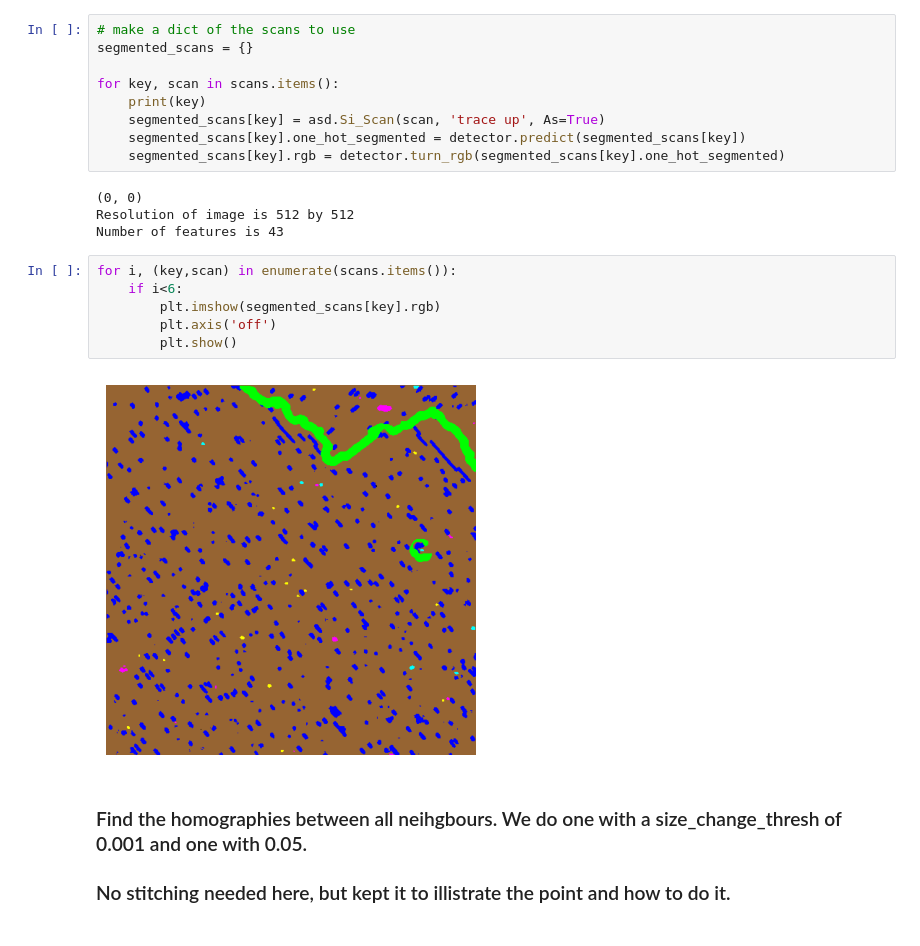
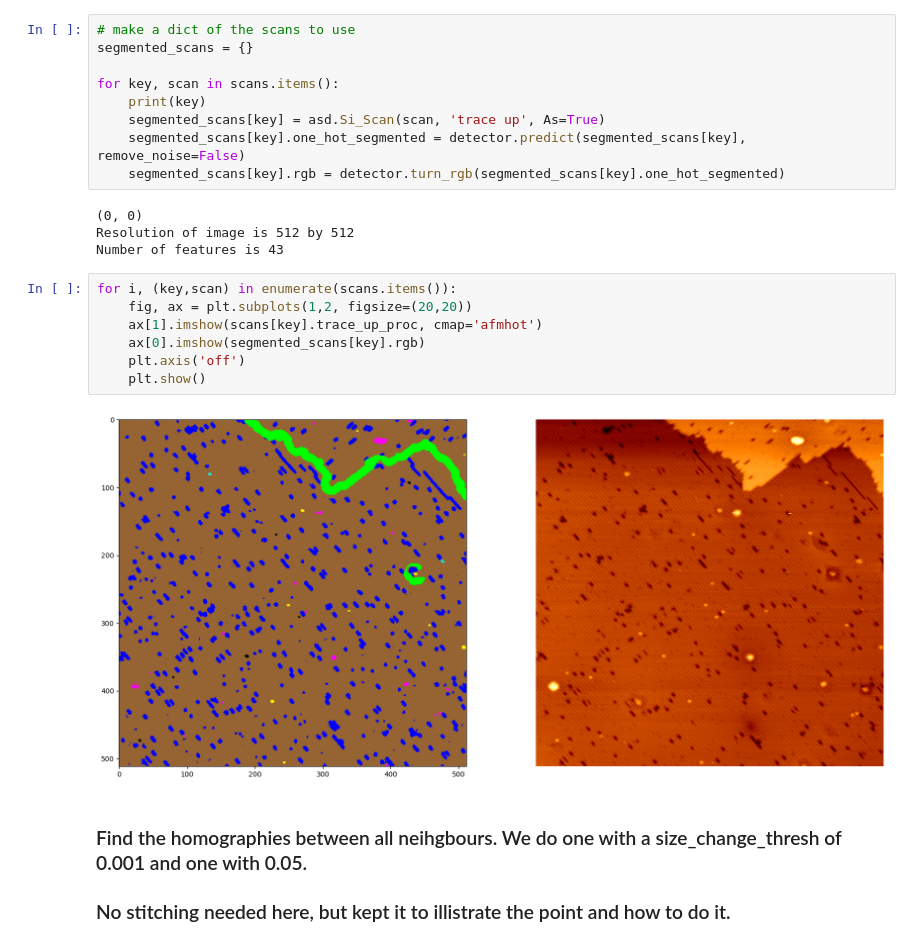
Before and after one commit to nickkolev97/NavigatingTheMatrix, a Jupyter notebook: 13_05_2025_single_atom_SET/2025_06_23_Rotherhithe_II/single_atom_SET.ipynb, the cells around one changed output. Saved outputs shown, nothing was run; the diff lists cells and outputs as text.

```diff
--- a/13_05_2025_single_atom_SET/2025_06_23_Rotherhithe_II/single_atom_SET.ipynb
+++ b/13_05_2025_single_atom_SET/2025_06_23_Rotherhithe_II/single_atom_SET.ipynb
@@ -103,7 +107,7 @@ segmented_scans = {}
 for key, scan in scans.items():
     print(key)
     segmented_scans[key] = asd.Si_Scan(scan, 'trace up', As=True)
-    segmented_scans[key].one_hot_segmented = detector.predict(segmented_scans[key])
+    segmented_scans[key].one_hot_segmented = detector.predict(segmented_scans[key], remove_noise=False)
     segmented_scans[key].rgb = detector.turn_rgb(segmented_scans[key].one_hot_segmented)
 # %% [output]
 (0, 0)
@@ -111,12 +115,13 @@ Resolution of image is 512 by 512
 Number of features is 43
 # %%
 for i, (key,scan) in enumerate(scans.items()):
-    if i<6:
-        plt.imshow(segmented_scans[key].rgb)
-        plt.axis('off')
-        plt.show()
+    fig, ax = plt.subplots(1,2, figsize=(20,20))
+    ax[1].imshow(scans[key].trace_up_proc, cmap='afmhot')
+    ax[0].imshow(segmented_scans[key].rgb)
+    plt.axis('off')
+    plt.show()
 # %% [output]
-[figure, old version]
+[figure, new version]
 # %% [markdown]
 ### Find the homographies between all neihgbours. We do one with a size_change_thresh of 0.001 and one with 0.05.
 ### No stitching needed here, but kept it to illistrate the point and how to do it.
```
Also changed, not shown: parts of 4 cells of this notebook, 25 other files.
